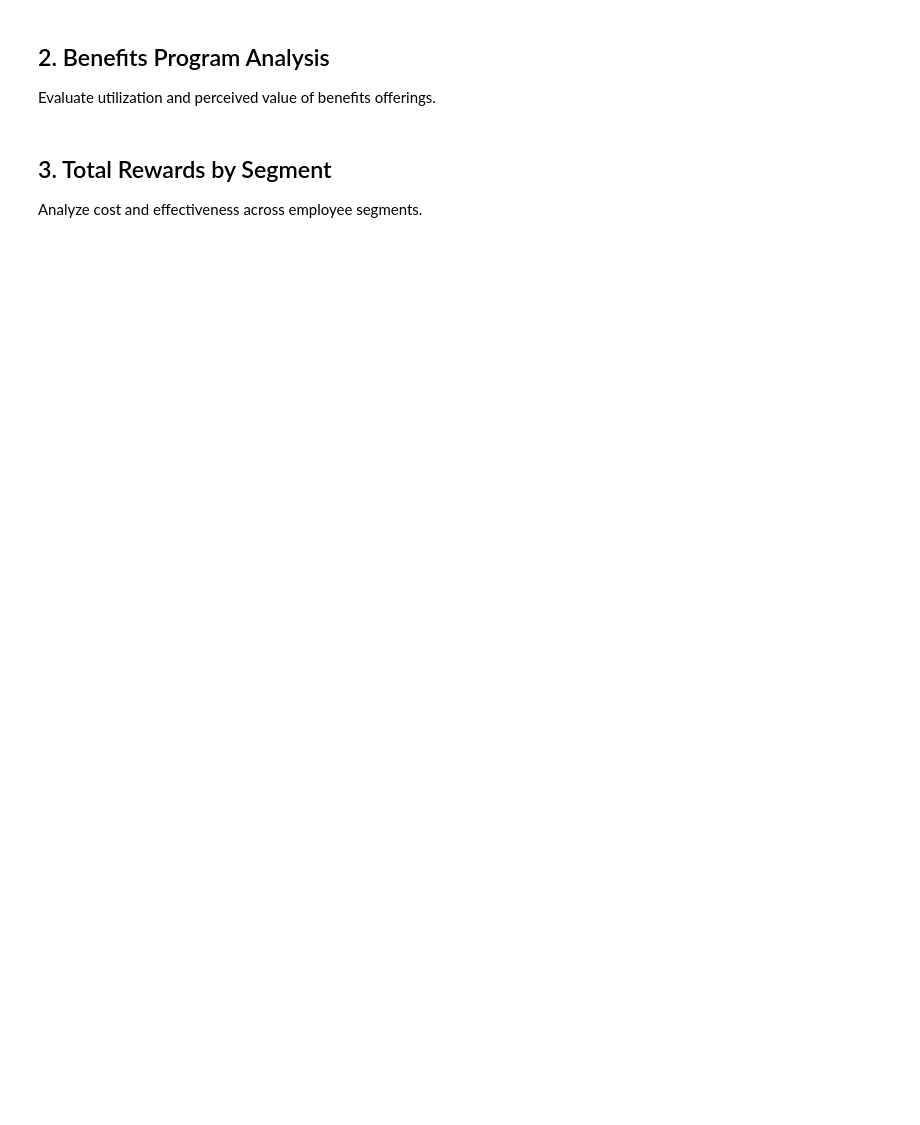
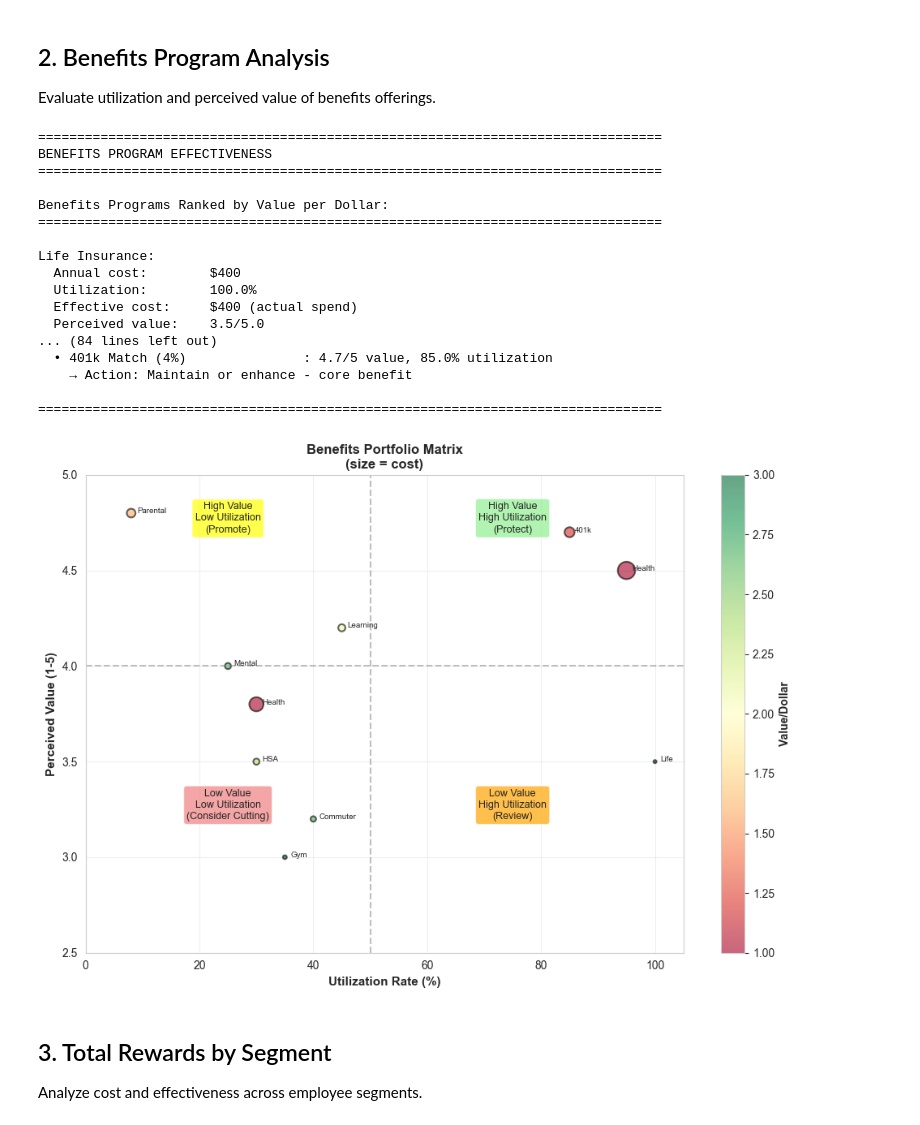
Before and after one commit to Jessmatth/People_Analytics, a Jupyter notebook: 08_Compensation_Equity/notebooks/03_total_rewards_optimization.ipynb, the cells around one changed output. Drawn from its saved outputs; the diff is of its cells as text; code cells hidden in the pictures; blank space fills up the shorter version.

```diff
--- a/08_Compensation_Equity/notebooks/03_total_rewards_optimization.ipynb
+++ b/08_Compensation_Equity/notebooks/03_total_rewards_optimization.ipynb
@@ -216,25 +248,7 @@ if len(high_value_high_util) > 0:
 print(f"\n{'='*80}")
 
 # Visualize benefits effectiveness
-fig, (ax1, ax2) = plt.subplots(1, 2, figsize=(16, 7))
-
-# Value per dollar ranking
-y_pos = np.arange(len(benefits_sorted))
-colors_benefit = ['green' if x > 2.0 else 'orange' if x > 1.5 else 'red'
-                  for x in benefits_sorted['value_per_dollar']]
-
-bars1 = ax1.barh(y_pos, benefits_sorted['value_per_dollar'],
-                 color=colors_benefit, alpha=0.7, edgecolor='black')
-ax1.set_yticks(y_pos)
-ax1.set_yticklabels(benefits_sorted['program'], fontsize=9)
-ax1.set_xlabel('Value per Dollar', fontsize=11, fontweight='bold')
-ax1.set_title('Benefits Cost-Effectiveness', fontsize=13, fontweight='bold')
-ax1.grid(alpha=0.3)
-
-# Add value labels
-for i, (idx, row) in enumerate(benefits_sorted.iterrows()):
-    ax1.text(row['value_per_dollar'] + 0.05, i, f"{row['value_per_dollar']:.2f}",
-            va='center', fontsize=8, fontweight='bold')
+fig, ax2 = plt.subplots(1, 1, figsize=(10, 7))
 
 # Scatter: Perceived value vs utilization
 sizes = benefits['annual_cost_per_ee'] / 50  # Scale for visualization
@@ -248,33 +262,52 @@ for _, row in benefits.iterrows():
     ax2.text(row['utilization_pct'] + 1, row['perceived_value'],
             row['program'].split()[0][:8], fontsize=7, ha='left')
 
 # Add quadrant lines
 ax2.axhline(y=4.0, color='gray', linestyle='--', alpha=0.5)
 ax2.axvline(x=50, color='gray', linestyle='--', alpha=0.5)
 
 # Add quadrant labels
 ax2.text(75, 4.7, 'High Value\nHigh Utilization\n(Protect)', ha='center', fontsize=9,
         bbox=dict(boxstyle='round', facecolor='lightgreen', alpha=0.7))
 ax2.text(25, 4.7, 'High Value\nLow Utilization\n(Promote)', ha='center', fontsize=9,
         bbox=dict(boxstyle='round', facecolor='yellow', alpha=0.7))
 ax2.text(75, 3.2, 'Low Value\nHigh Utilization\n(Review)', ha='center', fontsize=9,
         bbox=dict(boxstyle='round', facecolor='orange', alpha=0.7))
 ax2.text(25, 3.2, 'Low Value\nLow Utilization\n(Consider Cutting)', ha='center', fontsize=9,
         bbox=dict(boxstyle='round', facecolor='lightcoral', alpha=0.7))
 
 ax2.set_xlabel('Utilization Rate (%)', fontsize=11, fontweight='bold')
 ax2.set_ylabel('Perceived Value (1-5)', fontsize=11, fontweight='bold')
 ax2.set_title('Benefits Portfolio Matrix\n(size = cost)', fontsize=12, fontweight='bold')
 ax2.set_xlim(0, 105)
 ax2.set_ylim(2.5, 5.0)
 ax2.grid(alpha=0.3)
 
 # Add colorbar
 cbar = plt.colorbar(scatter, ax=ax2)
 cbar.set_label('Value/Dollar', fontsize=10, fontweight='bold')
 
 plt.tight_layout()
 plt.show()
+# %% [output]
+================================================================================
+BENEFITS PROGRAM EFFECTIVENESS
+================================================================================
+
+Benefits Programs Ranked by Value per Dollar:
+================================================================================
+
+Life Insurance:
+  Annual cost:        $400
+  Utilization:        100.0%
+  Effective cost:     $400 (actual spend)
+  Perceived value:    3.5/5.0
+... (84 lines left out)
+  • 401k Match (4%)               : 4.7/5 value, 85.0% utilization
+    → Action: Maintain or enhance - core benefit
+
+================================================================================
+[figure, added]
 # %% [markdown]
 ## 3. Total Rewards by Segment
 
```
Also changed, not shown: parts of 5 cells of this notebook, 16 other files.
